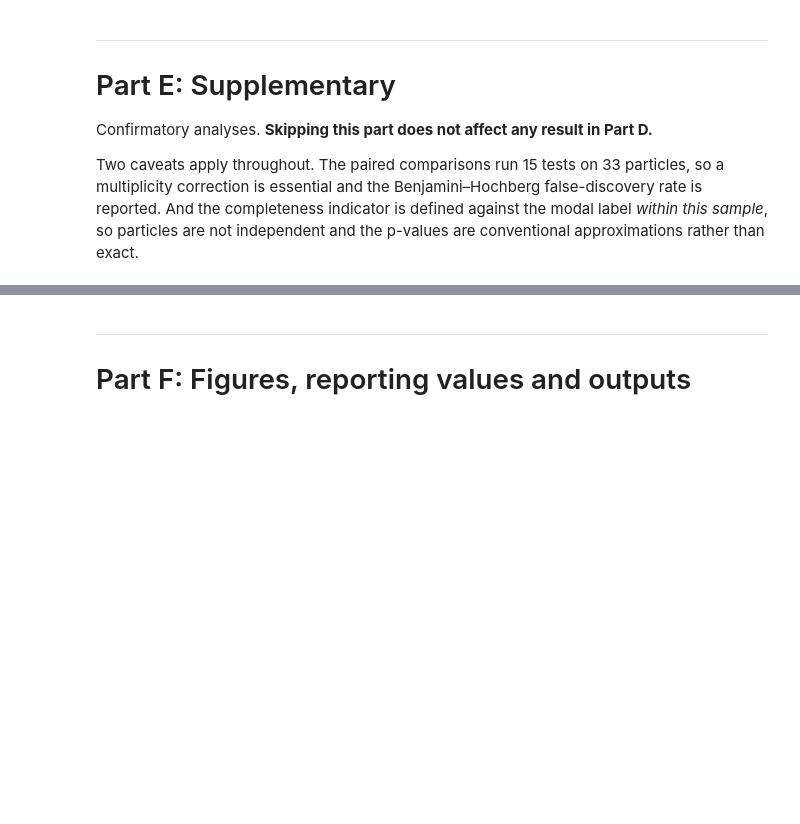
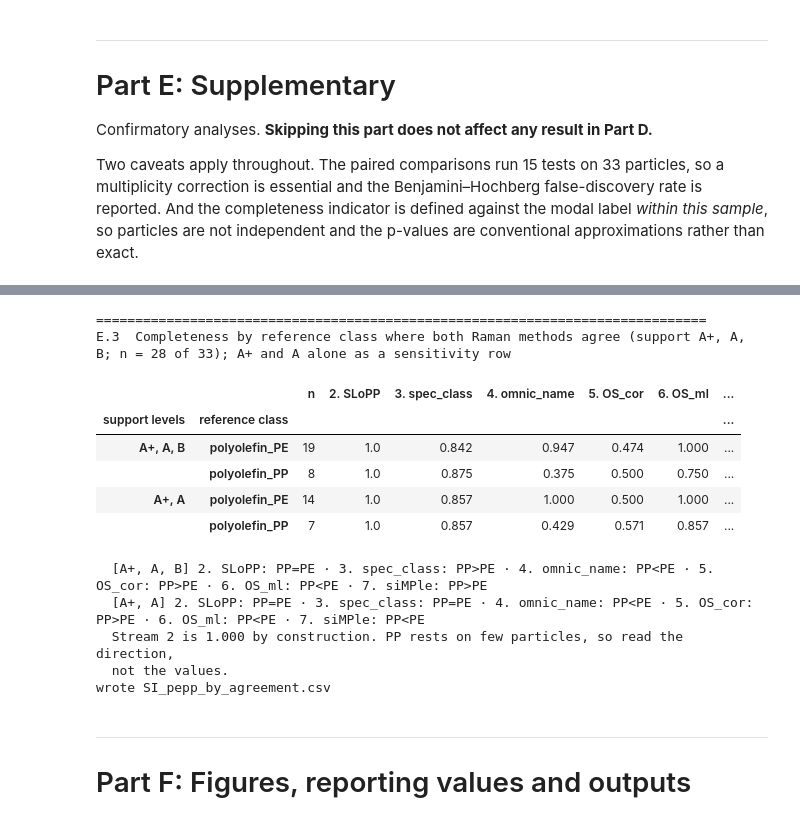
Before and after one commit to yjkcode0828/field_MPs_codes, a Jupyter notebook: notebooks/Code3_naming_divergence.ipynb, the cells around one changed output, grey strips where cells are left out. Cells and saved outputs as stored; diff of their text form; code cells hidden in the pictures; blank space fills up the shorter version.

```diff
--- a/notebooks/Code3_naming_divergence.ipynb
+++ b/notebooks/Code3_naming_divergence.ipynb
@@ -1286,6 +1320,53 @@ E.2  Stream 5 at two naming granularities
   A strong negative value means granularity accounts for much of the ranking;
   counter-examples in the table above show where it does not.
 wrote SI_granularity_stream5.csv and SI_granularity_ari.csv
+# %%
+# === E3 (Python): supplementary: PE/PP completeness where both Raman methods agree =====
+# Support levels A+, A and B are those at which the second Raman method (stream 2) returns the
+# reference class (Code 1 Section 16); at C it does not. The modal label of each reference class
+# is that of the full N = 33 (D.1, D.3), so the values are directly comparable with D.3.
+# Stream 2 is 1.000 here by construction and is shown only for completeness.
+AGREE_LEVELS = ['A+', 'A', 'B']
+print("=" * 78)
+print(f"E.3  Completeness by reference class where both Raman methods agree "
+      f"(support {', '.join(AGREE_LEVELS)}; n = {int(SCORED['support_level'].isin(AGREE_LEVELS).sum())} "
+      f"of {len(SCORED)}); A+ and A alone as a sensitivity row")
+E3_ROWS = []
+for _lv_tag, _lv in [('A+, A, B', AGREE_LEVELS), ('A+, A', ['A+', 'A'])]:
+    _m = SCORED['support_level'].isin(_lv)
+    for cls in ['polyolefin_PE', 'polyolefin_PP']:
+        idx = SCORED.index[_m & (SCORED[REF_COL] == cls)]
+        r = {'support levels': _lv_tag, 'reference class': cls, 'n': len(idx)}
+        for s in ACTIVE:
+            v = IND.loc[idx, s['key']].dropna()
+            r[DISPLAY[s['key']]] = round(float(v.mean()), 3) if len(v) else np.nan
+        E3_ROWS.append(r)
+E3 = pd.DataFrame(E3_ROWS).set_index(['support levels', 'reference class'])
+display(E3)
+for _lv_tag in ['A+, A, B', 'A+, A']:
+    _t = E3.loc[_lv_tag]
+    _cmp = {c: ('PP<PE' if _t.loc['polyolefin_PP', c] < _t.loc['polyolefin_PE', c] else
+                'PP=PE' if _t.loc['polyolefin_PP', c] == _t.loc['polyolefin_PE', c] else 'PP>PE')
+            for c in _t.columns if c != 'n'}
+    print(f"  [{_lv_tag}] " + " · ".join(f"{k}: {v}" for k, v in _cmp.items()))
+print("  Stream 2 is 1.000 by construction. PP rests on few particles, so read the direction,")
+print("  not the values.")
+E3.to_csv(os.path.join(OUT_DIR, 'SI_pepp_by_agreement.csv'), encoding='utf-8-sig')
+print("wrote SI_pepp_by_agreement.csv")
+# %% [output]
+==============================================================================
+E.3  Completeness by reference class where both Raman methods agree (support A+, A, B; n = 28 of 33); A+ and A alone as a sensitivity row
+|  |  | n | 2. SLoPP | 3. spec_class | 4. omnic_name | 5. OS_cor | 6. OS_ml | ... |
+| support levels | reference class |  |  |  |  |  |  | ... |
+| A+, A, B | polyolefin_PE | 19 | 1.0 | 0.842 | 0.947 | 0.474 | 1.000 | ... |
+|  | polyolefin_PP | 8 | 1.0 | 0.875 | 0.375 | 0.500 | 0.750 | ... |
+| A+, A | polyolefin_PE | 14 | 1.0 | 0.857 | 1.000 | 0.500 | 1.000 | ... |
+|  | polyolefin_PP | 7 | 1.0 | 0.857 | 0.429 | 0.571 | 0.857 | ... |
+  [A+, A, B] 2. SLoPP: PP=PE · 3. spec_class: PP>PE · 4. omnic_name: PP<PE · 5. OS_cor: PP>PE · 6. OS_ml: PP<PE · 7. siMPle: PP>PE
+  [A+, A] 2. SLoPP: PP=PE · 3. spec_class: PP=PE · 4. omnic_name: PP<PE · 5. OS_cor: PP>PE · 6. OS_ml: PP<PE · 7. siMPle: PP<PE
+  Stream 2 is 1.000 by construction. PP rests on few particles, so read the direction,
+  not the values.
+wrote SI_pepp_by_agreement.csv
 # %% [markdown]
 ---
 # Part F: Figures, reporting values and outputs
```
Also changed, not shown: parts of 19 cells of this notebook.
